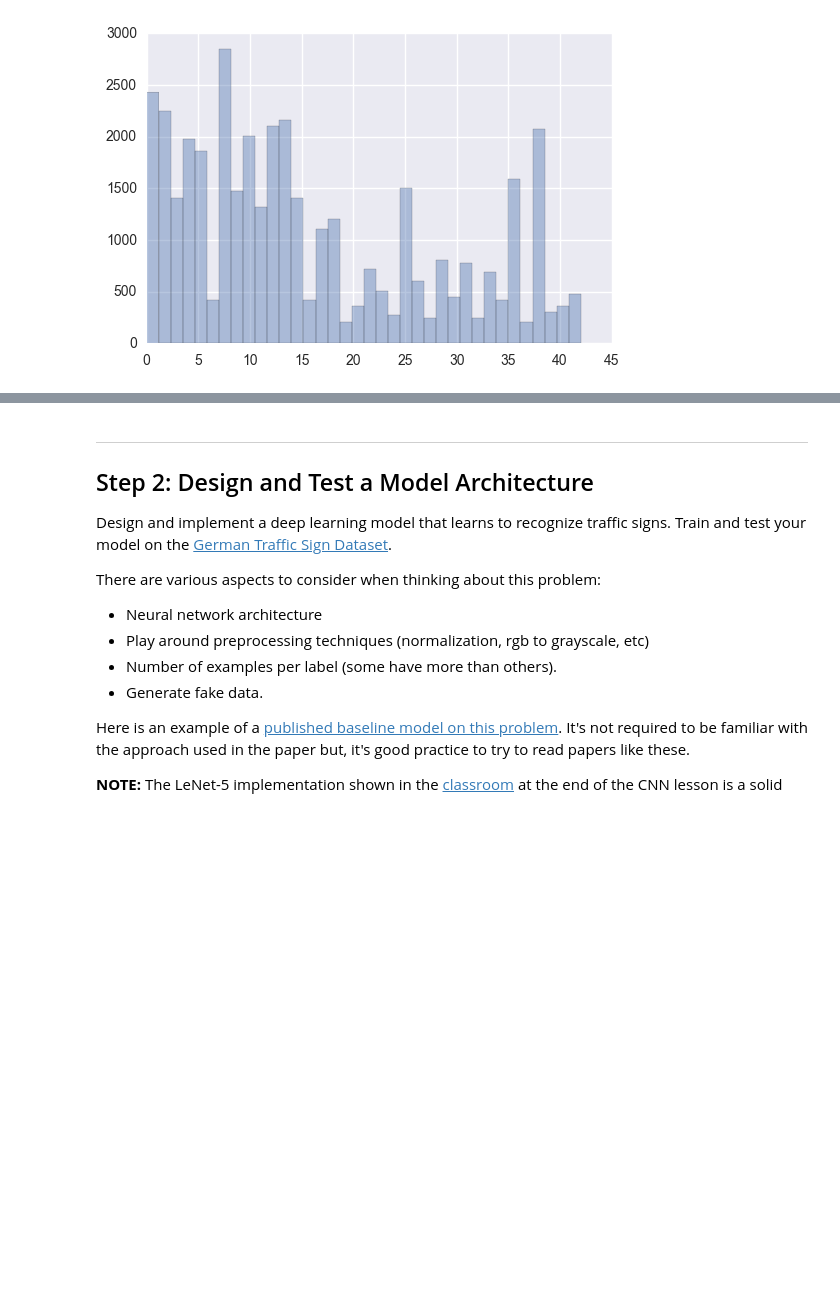
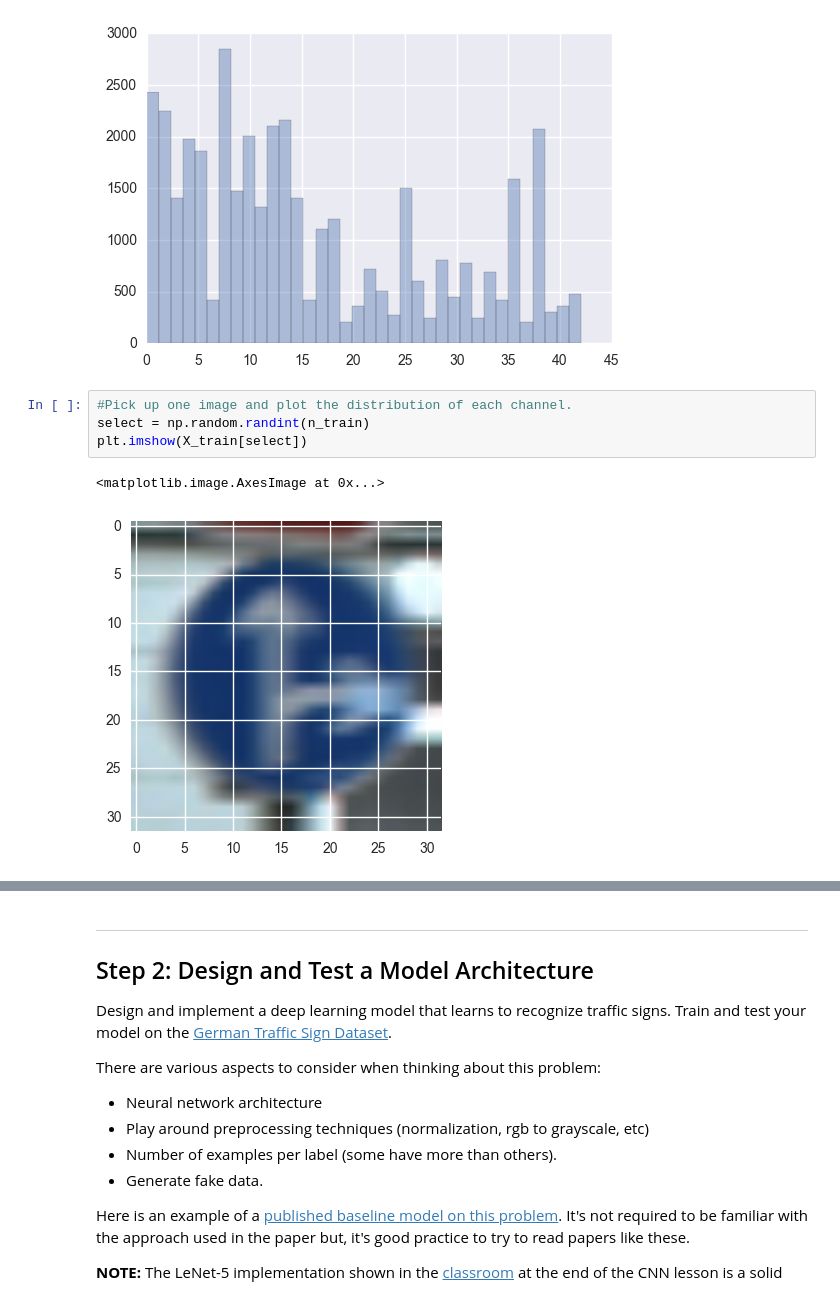
Before and after one commit to markandlw/CarND-Traffic-Sign-Classifier-Project, a Jupyter notebook: Traffic_Sign_Classifier.ipynb, the cells around one changed output, grey strips where cells are left out. Drawn from its saved outputs; the diff is of its cells as text; blank space fills up the shorter version.

Commit message:
Pick up one image and plot the distribution of each channel.

```diff
--- a/Traffic_Sign_Classifier.ipynb
+++ b/Traffic_Sign_Classifier.ipynb
@@ -121,3 +121,10 @@ sns.distplot(y_train,kde=False)
 # %% [output]
 <matplotlib.axes._subplots.AxesSubplot at 0x...>
 [figure]
+# %%
+#Pick up one image and plot the distribution of each channel.
+select = np.random.randint(n_train)
+plt.imshow(X_train[select])
+# %% [output]
+<matplotlib.image.AxesImage at 0x...>
+[figure, added]
```
Also changed, not shown: parts of 1 cell of this notebook.
